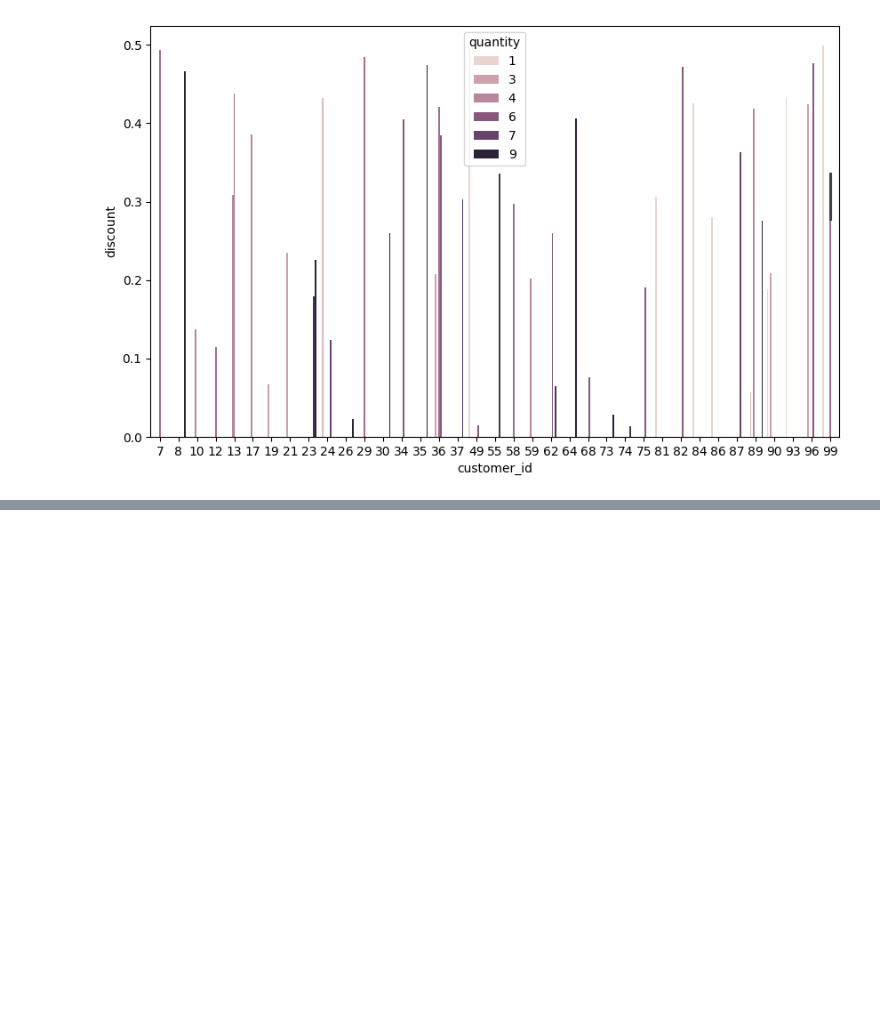
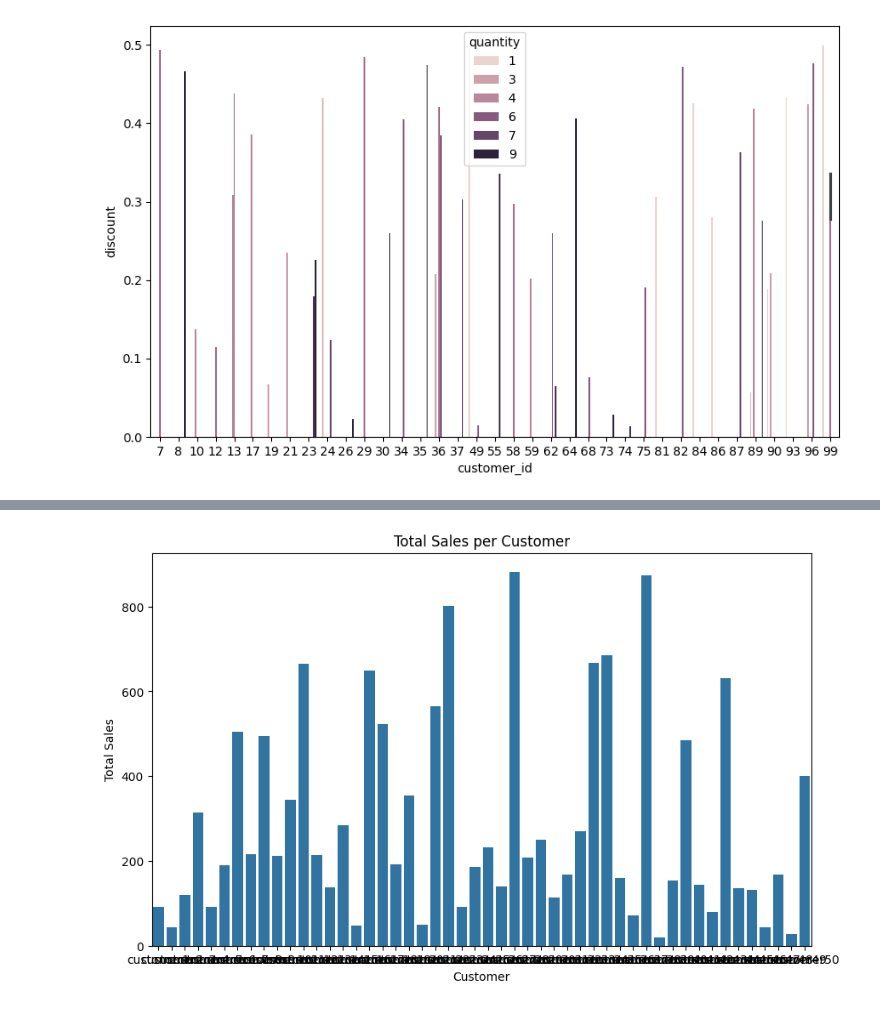
Before and after one commit to mdsamim1992hatia-cell/BMI-CAL, a Jupyter notebook: Untitled235.ipynb, the cells around one changed output, grey strips where cells are left out. Saved outputs shown, nothing was run; the diff lists cells and outputs as text; code cells hidden in the pictures; blank space fills up the shorter version.

```diff
--- a/Untitled235.ipynb
+++ b/Untitled235.ipynb
@@ -134,0 +149,11 @@ sns.barplot(x='customer_id',y='discount',data=df,hue='quantity')
+# %%
+data={
+    'order':range(1,51),
+    'customer':['customer'+str(i) for i in range(1,51)],
+    'product':['product'+str(i) for i in range(1,51)],
+    'quantity':np.random.randint(1,10,50),
+    'price':np.random.randint(10,100,50),
+
+}
+df=pd.DataFrame(data)
+df
@@ -134,0 +178,3 @@ sns.barplot(x='customer_id',y='discount',data=df,hue='quantity')
+# %%
+df['total_sales']=df['quantity']*df['price']
+df
@@ -134,0 +288,9 @@ sns.barplot(x='customer_id',y='discount',data=df,hue='quantity')
+# %%
+plt.figure(figsize=(10,6))
+sns.barplot(x='customer',y='total_sales',data=df)
+plt.title('Total Sales per Customer')
+plt.xlabel('Customer')
+plt.ylabel('Total Sales')
+plt.show()
+# %% [output]
+[figure, added]
```
Also changed, not shown: parts of 12 cells of this notebook.
